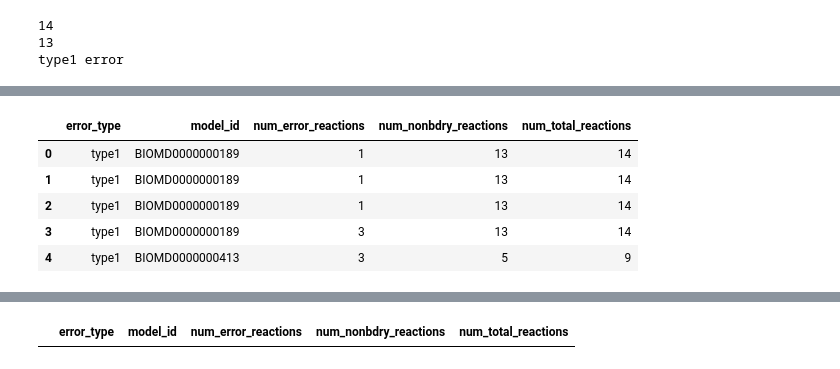
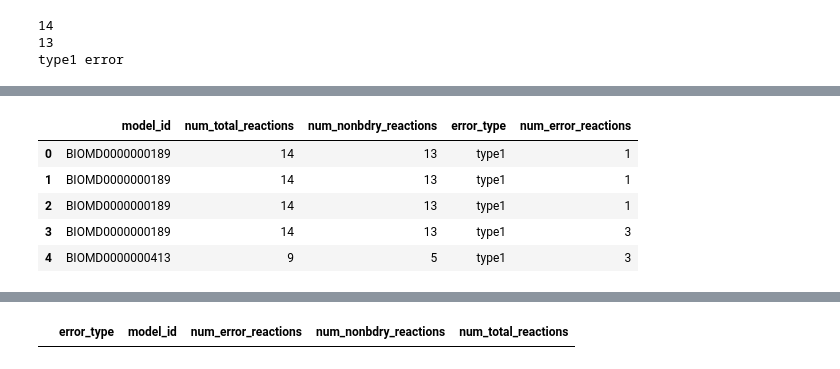
Before and after one commit to ModelEngineering/SBMLLint, a Jupyter notebook: notebook/run_report_statistics.ipynb, the cells around one changed output, grey strips where cells are left out. Cells and saved outputs as stored; diff of their text form; code cells hidden in the pictures.

```diff
--- a/notebook/run_report_statistics.ipynb
+++ b/notebook/run_report_statistics.ipynb
@@ -42,10 +42,25 @@ ECHELON = "echelon"
 ERRORS = [TYPE_I, TYPE_II, TYPE_III, CANCELING, ECHELON]
 #
 NUM_ERROR_REACTIONS = "num_error_reactions"
+# %%
+# table 2 - mean table (res_list_mean)
+MODEL_ID = "model_id"
+NUM_TOTAL_REACTIONS = "num_total_reactions"
+NUM_NONBDRY_REACTIONS = "num_nonbdry_reactions"
+NUM_MULTIMULTI_REACTIONS = "num_multimulti_reactions"
+MEAN_ERROR_SIZE = "mean_error_size"
+IS_GAMES_PLUS = "is_games_plus"
 # %%
+EXCEPTIONS = ["BIOMD0000000075_url.xml",
+              "BIOMD0000000081_url.xml",
+              "BIOMD0000000094_url.xml",
+              "BIOMD0000000353_url.xml",
+              "BIOMD0000000596_url.xml",
+             ]
 data_dir=cn.BIOMODELS_DIR
 #files = [f for f in os.listdir(data_dir) if f[-4:] == ".xml"]
-files = [f for f in os.listdir(data_dir) if f[:7] == "BIOMD00"]
+raw_files = [f for f in os.listdir(data_dir) if f[:7] == "BIOMD00"]
+files = [f for f in raw_files if f not in EXCEPTIONS]
 #paths = [os.path.join(data_dir, filename) for filename in files]
 # %%
 len(files)
@@ -181,10 +165,10 @@ we are analyzing Model number: 600
 # %%
-res_df = pd.DataFrame(res_list)
-res_df.head()
+res_df_full = pd.DataFrame(res_list_full)
+res_df_full.head()
 # %% [output]
-|  | error_type | model_id | num_error_reactions | num_nonbdry_reactions | num_total_reactions |
-| 0 | type1 | BIOMD0000000189 | 1 | 13 | 14 |
-| 1 | type1 | BIOMD0000000189 | 1 | 13 | 14 |
-| 2 | type1 | BIOMD0000000189 | 1 | 13 | 14 |
-| 3 | type1 | BIOMD0000000189 | 3 | 13 | 14 |
-| 4 | type1 | BIOMD0000000413 | 3 | 5 | 9 |
+|  | model_id | num_total_reactions | num_nonbdry_reactions | error_type | num_error_reactions |
+| 0 | BIOMD0000000189 | 14 | 13 | type1 | 1 |
+| 1 | BIOMD0000000189 | 14 | 13 | type1 | 1 |
+| 2 | BIOMD0000000189 | 14 | 13 | type1 | 1 |
+| 3 | BIOMD0000000189 | 14 | 13 | type1 | 3 |
+| 4 | BIOMD0000000413 | 9 | 5 | type1 | 3 |
```
Also changed, not shown: parts of 13 cells of this notebook, 2 other files.
